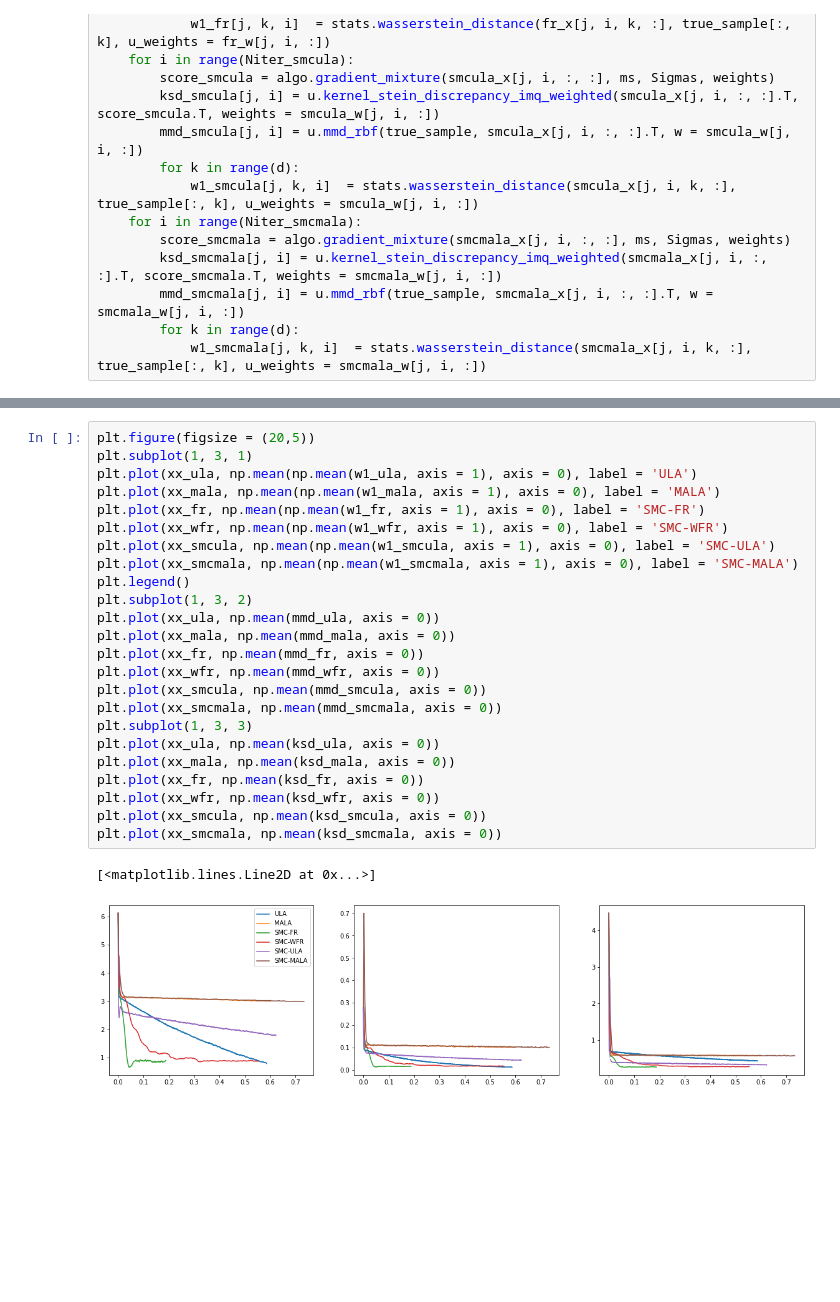
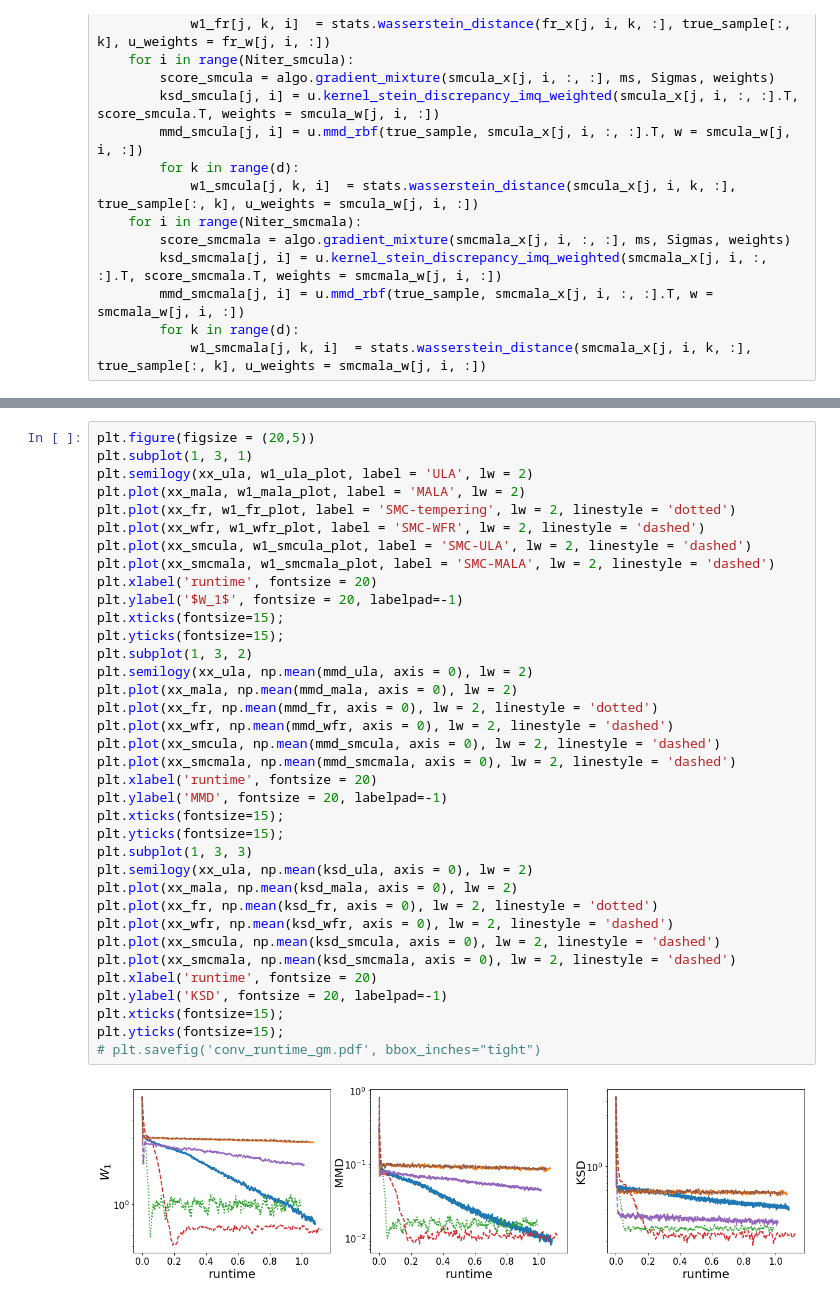
Before and after one commit to FrancescaCrucinio/SMC-WFR, a Jupyter notebook: GaussianMixture/GaussianMixture2D_FlowComparison.ipynb, the cells around one changed output, grey strips where cells are left out. Saved outputs shown, nothing was run; the diff lists cells and outputs as text; blank space fills up the shorter version.

```diff
--- a/GaussianMixture/GaussianMixture2D_FlowComparison.ipynb
+++ b/GaussianMixture/GaussianMixture2D_FlowComparison.ipynb
@@ -235,27 +277,38 @@ plt.plot(np.mean(ksd_smcmala, axis = 0))
-# %%
-plt.figure(figsize = (20,5))
-plt.subplot(1, 3, 1)
-plt.plot(xx_ula, np.mean(np.mean(w1_ula, axis = 1), axis = 0), label = 'ULA')
-plt.plot(xx_mala, np.mean(np.mean(w1_mala, axis = 1), axis = 0), label = 'MALA')
-plt.plot(xx_fr, np.mean(np.mean(w1_fr, axis = 1), axis = 0), label = 'SMC-FR')
-plt.plot(xx_wfr, np.mean(np.mean(w1_wfr, axis = 1), axis = 0), label = 'SMC-WFR')
-plt.plot(xx_smcula, np.mean(np.mean(w1_smcula, axis = 1), axis = 0), label = 'SMC-ULA')
-plt.plot(xx_smcmala, np.mean(np.mean(w1_smcmala, axis = 1), axis = 0), label = 'SMC-MALA')
-plt.legend()
-plt.subplot(1, 3, 2)
-plt.plot(xx_ula, np.mean(mmd_ula, axis = 0))
-plt.plot(xx_mala, np.mean(mmd_mala, axis = 0))
-plt.plot(xx_fr, np.mean(mmd_fr, axis = 0))
-plt.plot(xx_wfr, np.mean(mmd_wfr, axis = 0))
-plt.plot(xx_smcula, np.mean(mmd_smcula, axis = 0))
-plt.plot(xx_smcmala, np.mean(mmd_smcmala, axis = 0))
-plt.subplot(1, 3, 3)
-plt.plot(xx_ula, np.mean(ksd_ula, axis = 0))
-plt.plot(xx_mala, np.mean(ksd_mala, axis = 0))
-plt.plot(xx_fr, np.mean(ksd_fr, axis = 0))
-plt.plot(xx_wfr, np.mean(ksd_wfr, axis = 0))
-plt.plot(xx_smcula, np.mean(ksd_smcula, axis = 0))
-plt.plot(xx_smcmala, np.mean(ksd_smcmala, axis = 0))
-# %% [output]
-[<matplotlib.lines.Line2D at 0x...>]
-[figure, removed]
+# %%
+plt.figure(figsize = (20,5))
+plt.subplot(1, 3, 1)
+plt.semilogy(xx_ula, w1_ula_plot, label = 'ULA', lw = 2)
+plt.plot(xx_mala, w1_mala_plot, label = 'MALA', lw = 2)
+plt.plot(xx_fr, w1_fr_plot, label = 'SMC-tempering', lw = 2, linestyle = 'dotted')
+plt.plot(xx_wfr, w1_wfr_plot, label = 'SMC-WFR', lw = 2, linestyle = 'dashed')
+plt.plot(xx_smcula, w1_smcula_plot, label = 'SMC-ULA', lw = 2, linestyle = 'dashed')
+plt.plot(xx_smcmala, w1_smcmala_plot, label = 'SMC-MALA', lw = 2, linestyle = 'dashed')
+plt.xlabel('runtime', fontsize = 20)
+plt.ylabel('$W_1$', fontsize = 20, labelpad=-1)
+plt.xticks(fontsize=15);
+plt.yticks(fontsize=15);
+plt.subplot(1, 3, 2)
+plt.semilogy(xx_ula, np.mean(mmd_ula, axis = 0), lw = 2)
+plt.plot(xx_mala, np.mean(mmd_mala, axis = 0), lw = 2)
+plt.plot(xx_fr, np.mean(mmd_fr, axis = 0), lw = 2, linestyle = 'dotted')
+plt.plot(xx_wfr, np.mean(mmd_wfr, axis = 0), lw = 2, linestyle = 'dashed')
+plt.plot(xx_smcula, np.mean(mmd_smcula, axis = 0), lw = 2, linestyle = 'dashed')
+plt.plot(xx_smcmala, np.mean(mmd_smcmala, axis = 0), lw = 2, linestyle = 'dashed')
+plt.xlabel('runtime', fontsize = 20)
+plt.ylabel('MMD', fontsize = 20, labelpad=-1)
+plt.xticks(fontsize=15);
+plt.yticks(fontsize=15);
+plt.subplot(1, 3, 3)
+plt.semilogy(xx_ula, np.mean(ksd_ula, axis = 0), lw = 2)
+plt.plot(xx_mala, np.mean(ksd_mala, axis = 0), lw = 2)
+plt.plot(xx_fr, np.mean(ksd_fr, axis = 0), lw = 2, linestyle = 'dotted')
+plt.plot(xx_wfr, np.mean(ksd_wfr, axis = 0), lw = 2, linestyle = 'dashed')
+plt.plot(xx_smcula, np.mean(ksd_smcula, axis = 0), lw = 2, linestyle = 'dashed')
+plt.plot(xx_smcmala, np.mean(ksd_smcmala, axis = 0), lw = 2, linestyle = 'dashed')
+plt.xlabel('runtime', fontsize = 20)
+plt.ylabel('KSD', fontsize = 20, labelpad=-1)
+plt.xticks(fontsize=15);
+plt.yticks(fontsize=15);
+# plt.savefig('conv_runtime_gm.pdf', bbox_inches="tight")
+# %% [output]
+[figure, added]
```
Also changed, not shown: parts of 13 cells of this notebook, 3 other files.
